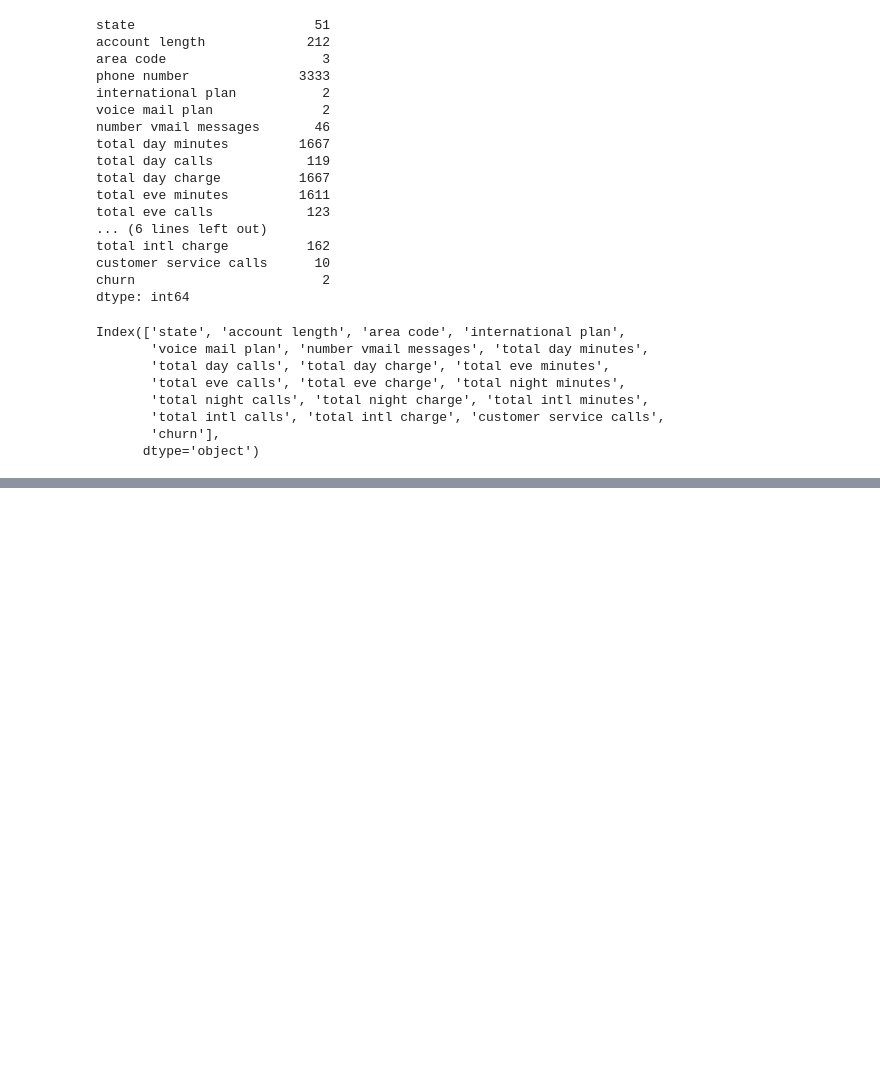
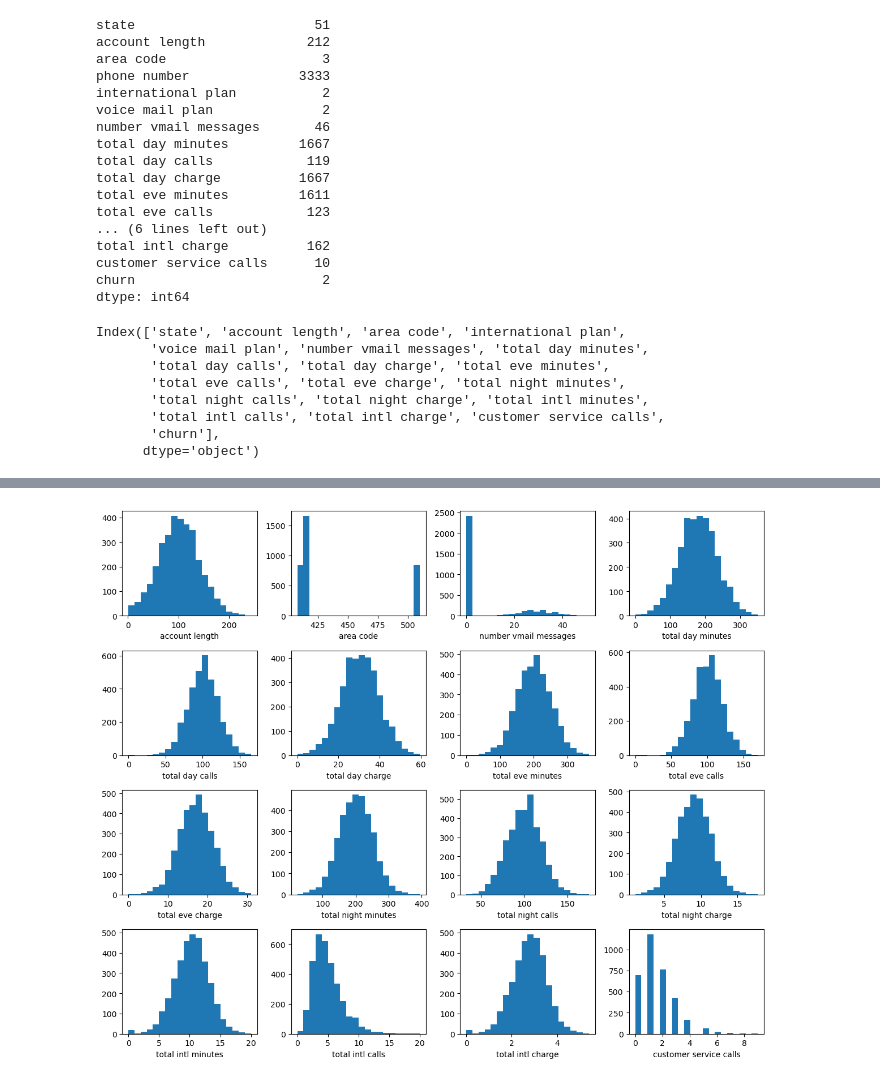
Before and after one commit to JEr1yAnalst/Phase-3-project-Machinelearning, a Jupyter notebook: index.ipynb, the cells around one changed output, grey strips where cells are left out. Cells and saved outputs as stored; diff of their text form; code cells hidden in the pictures; blank space fills up the shorter version.

```diff
--- a/index.ipynb
+++ b/index.ipynb
@@ -225,0 +260,5 @@ Index(['state', 'account length', 'area code', 'international plan',
+# %%
+# select numeric columns only
+numeric_features = df.select_dtypes(include=['number']).columns
+
+print(numeric_features)
@@ -225,0 +273,11 @@ Index(['state', 'account length', 'area code', 'international plan',
+# %%
+# Plotting histograms for numeric features
+plt.figure(figsize=(12, 10))
+for i, feature in enumerate(numeric_features, 1):
+    plt.subplot(4, 4, i)
+    plt.hist(df[feature], bins=20)
+    plt.xlabel(feature)
+plt.tight_layout()
+plt.show()
+# %% [output]
+[figure, added]
```
Also changed, not shown: parts of 16 cells of this notebook.
